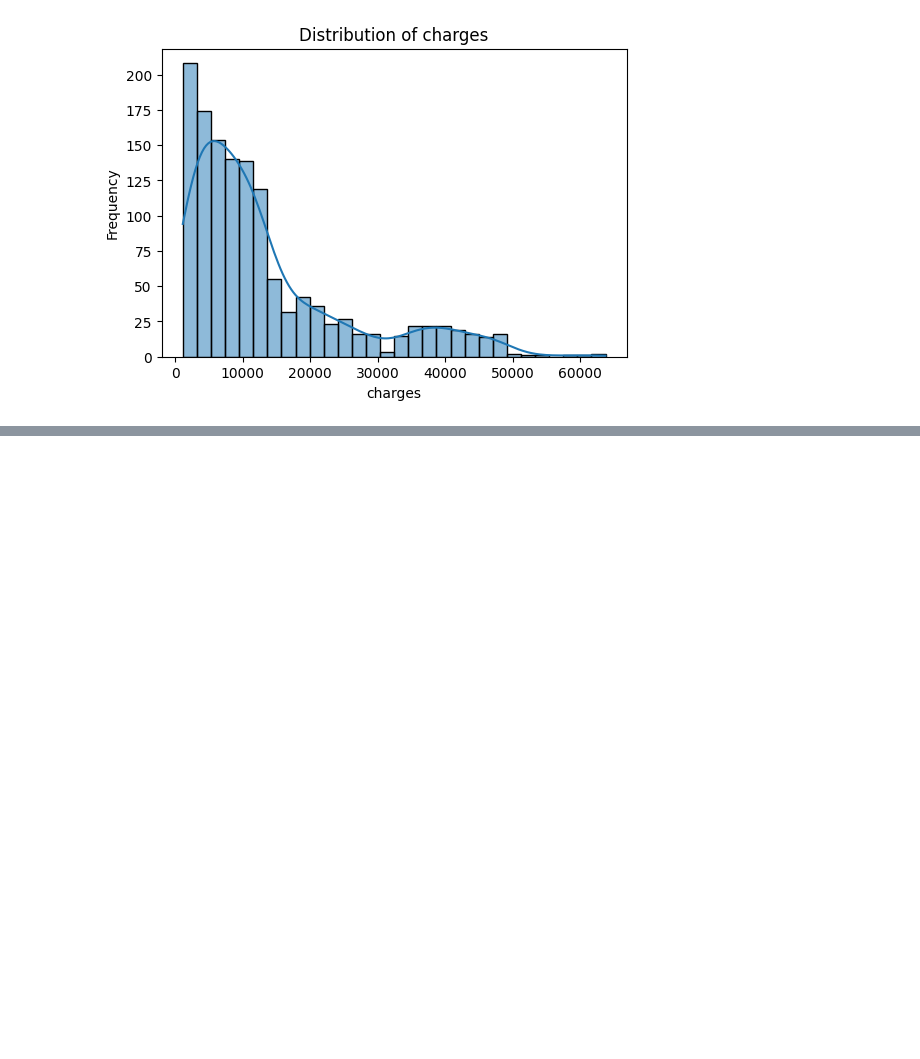
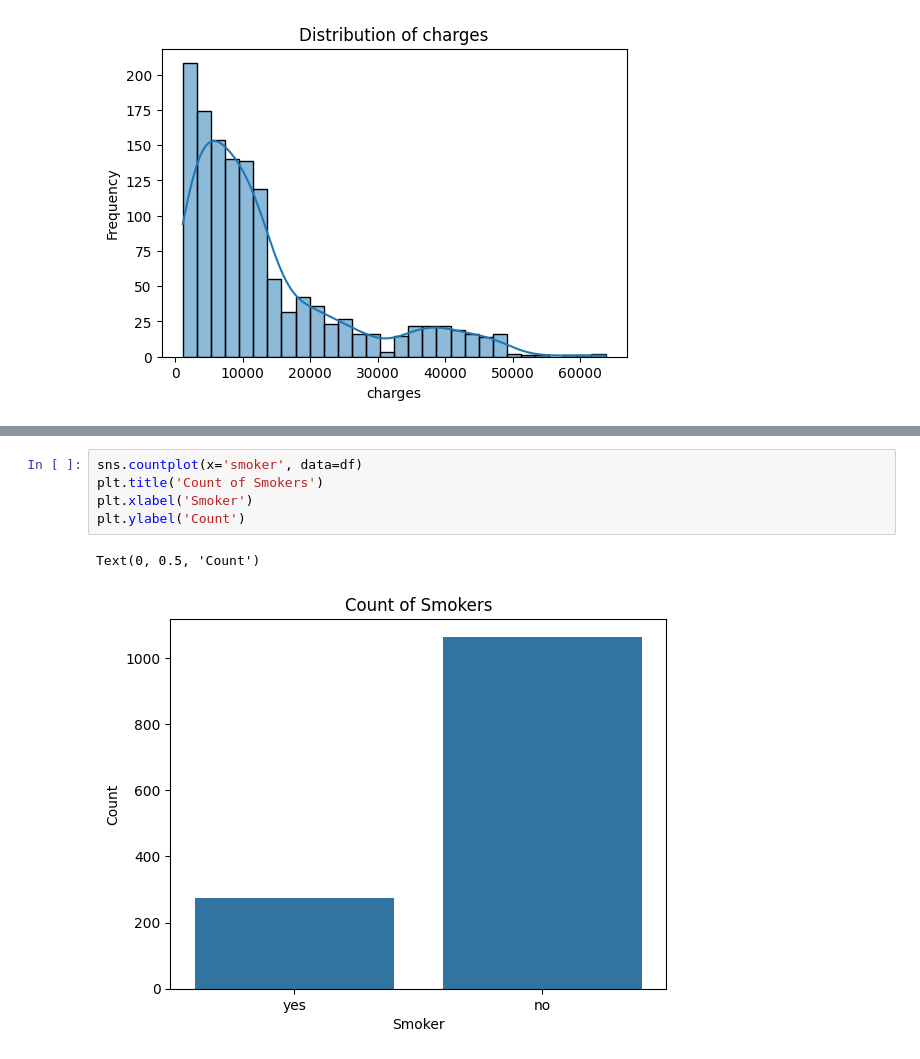
Before and after one commit to VisheshKamble/ML-Learnings, a Jupyter notebook: ML-pt1/Project1/insurance.ipynb, the cells around one changed output, grey strips where cells are left out. Cells and saved outputs as stored; diff of their text form; blank space fills up the shorter version.

```diff
--- a/ML-pt1/Project1/insurance.ipynb
+++ b/ML-pt1/Project1/insurance.ipynb
@@ -90,0 +99,8 @@ for col in numeric_columns:
+# %%
+sns.countplot(x='smoker', data=df)
+plt.title('Count of Smokers')
+plt.xlabel('Smoker')
+plt.ylabel('Count')
+# %% [output]
+Text(0, 0.5, 'Count')
+[figure, added]
```
Also changed, not shown: parts of 3 cells of this notebook.
